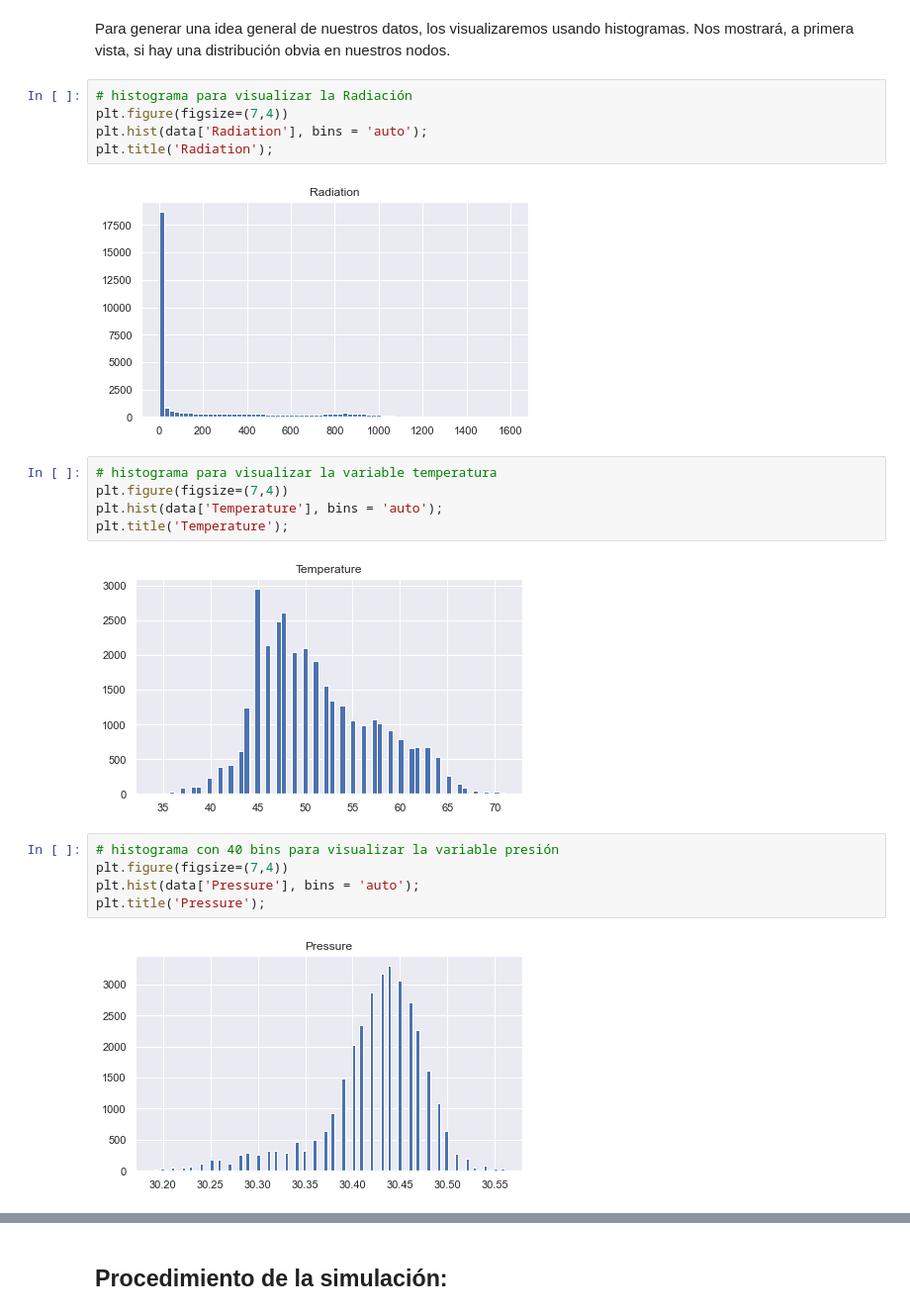
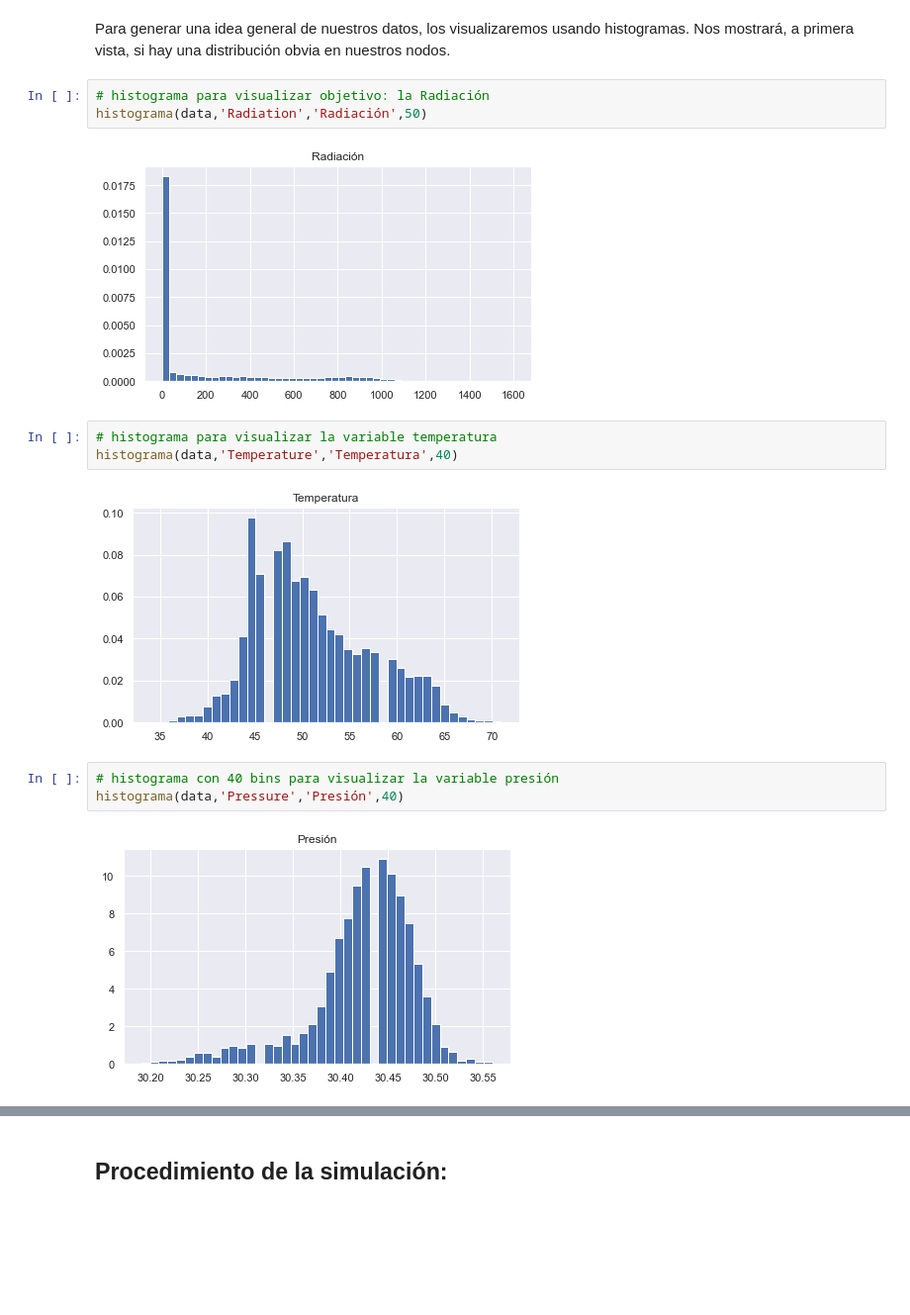
Before and after one commit to Tania-Bell/Proyecto_Modulo1, a Jupyter notebook: Proyecto_BellT_FloresA adult census.ipynb, the cells around one changed output, grey strips where cells are left out. Shown at 99% size. Cells and saved outputs as stored; diff of their text form; blank space fills up the shorter version.

```diff
--- a/Proyecto_BellT_FloresA adult census.ipynb
+++ b/Proyecto_BellT_FloresA adult census.ipynb
@@ -101,25 +251,19 @@ interpretación:
 # %% [markdown]
 Para generar una idea general de nuestros datos, los visualizaremos usando histogramas. Nos mostrará, a primera vista, si hay una distribución obvia en nuestros nodos.
 # %%
-# histograma para visualizar la Radiación
-plt.figure(figsize=(7,4))
-plt.hist(data['Radiation'], bins = 'auto');
-plt.title('Radiation');
+# histograma para visualizar objetivo: la Radiación
+histograma(data,'Radiation','Radiación',50)
 # %% [output]
-[figure, old version]
+[figure, new version]
 # %%
 # histograma para visualizar la variable temperatura
-plt.figure(figsize=(7,4))
-plt.hist(data['Temperature'], bins = 'auto');
-plt.title('Temperature');
+histograma(data,'Temperature','Temperatura',40)
 # %% [output]
-[figure, old version]
+[figure, new version]
 # %%
 # histograma con 40 bins para visualizar la variable presión
-plt.figure(figsize=(7,4))
-plt.hist(data['Pressure'], bins = 'auto');
-plt.title('Pressure');
+histograma(data,'Pressure','Presión',40)
 # %% [output]
-[figure, old version]
+[figure, new version]
 # %%
 # histograma para visualizar la variable humedad
```
Also changed, not shown: parts of 92 cells of this notebook.
